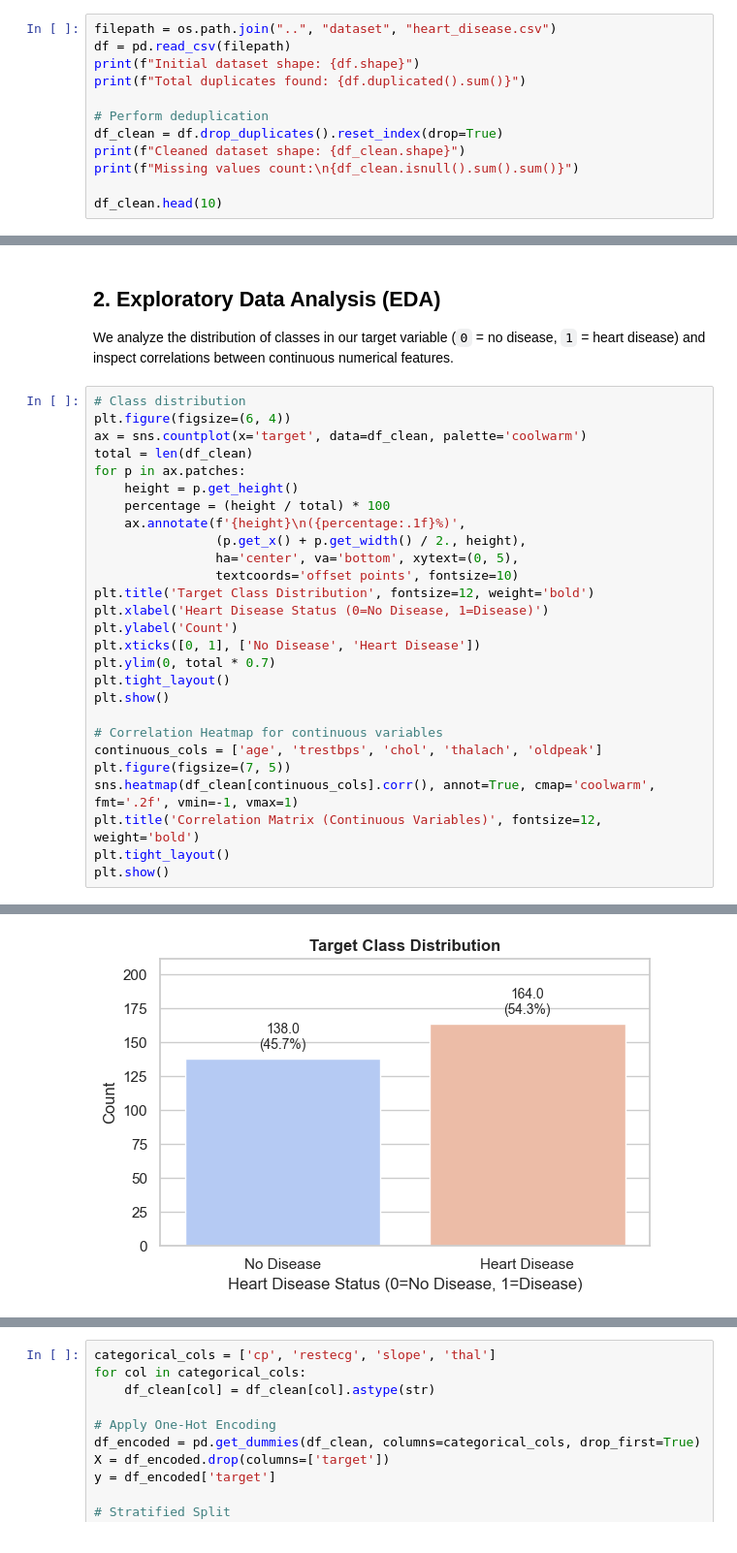
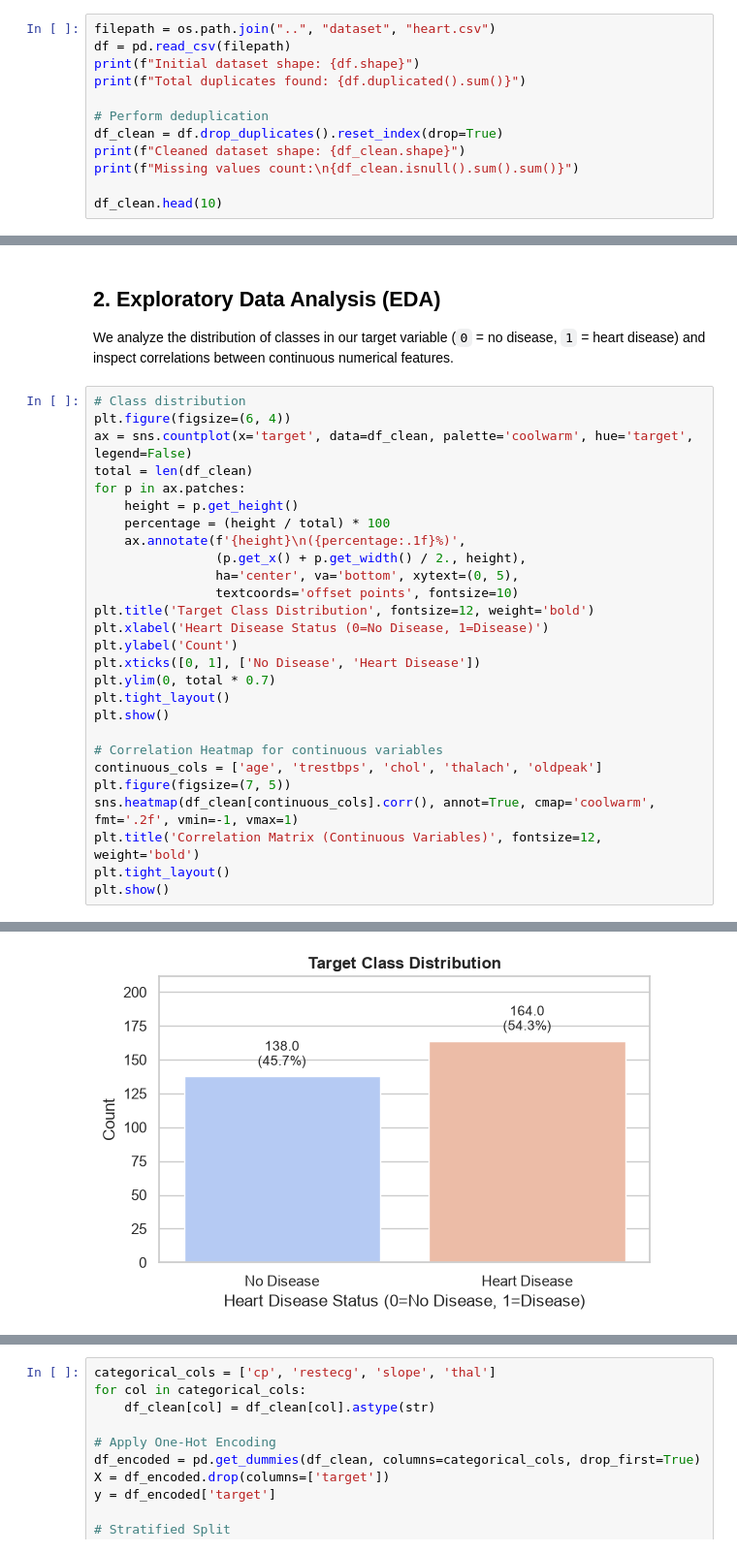
Before and after one commit to JayaSriVardhanSamgoju/Task-05-Decision-Trees-Random-Forests, a Jupyter notebook: notebooks/decision_tree_random_forest.ipynb, the cells around one changed output, grey strips where cells are left out. Shown at 97% size. Drawn from its saved outputs; the diff is of its cells as text.

```diff
--- a/notebooks/decision_tree_random_forest.ipynb
+++ b/notebooks/decision_tree_random_forest.ipynb
@@ -55,5 +52,5 @@ The UCI Heart Disease dataset commonly available online contains 1,025 samples.
 # %%
-filepath = os.path.join("..", "dataset", "heart_disease.csv")
+filepath = os.path.join("..", "dataset", "heart.csv")
 df = pd.read_csv(filepath)
 print(f"Initial dataset shape: {df.shape}")
 print(f"Total duplicates found: {df.duplicated().sum()}")
@@ -88,7 +85,7 @@ We analyze the distribution of classes in our target variable (`0` = no disease,
 # %%
 # Class distribution
 plt.figure(figsize=(6, 4))
-ax = sns.countplot(x='target', data=df_clean, palette='coolwarm')
+ax = sns.countplot(x='target', data=df_clean, palette='coolwarm', hue='target', legend=False)
 total = len(df_clean)
 for p in ax.patches:
     height = p.get_height()
@@ -119,4 +113,4 @@ Passing `palette` without assigning `hue` is deprecated and will be removed in v
-[figure, old version]
+[figure, new version]
 [figure]
 # %% [markdown]
 ## 3. Data Preprocessing & Stratified Train-Test Split
```
Also changed, not shown: parts of 10 cells of this notebook, 15 other files.
